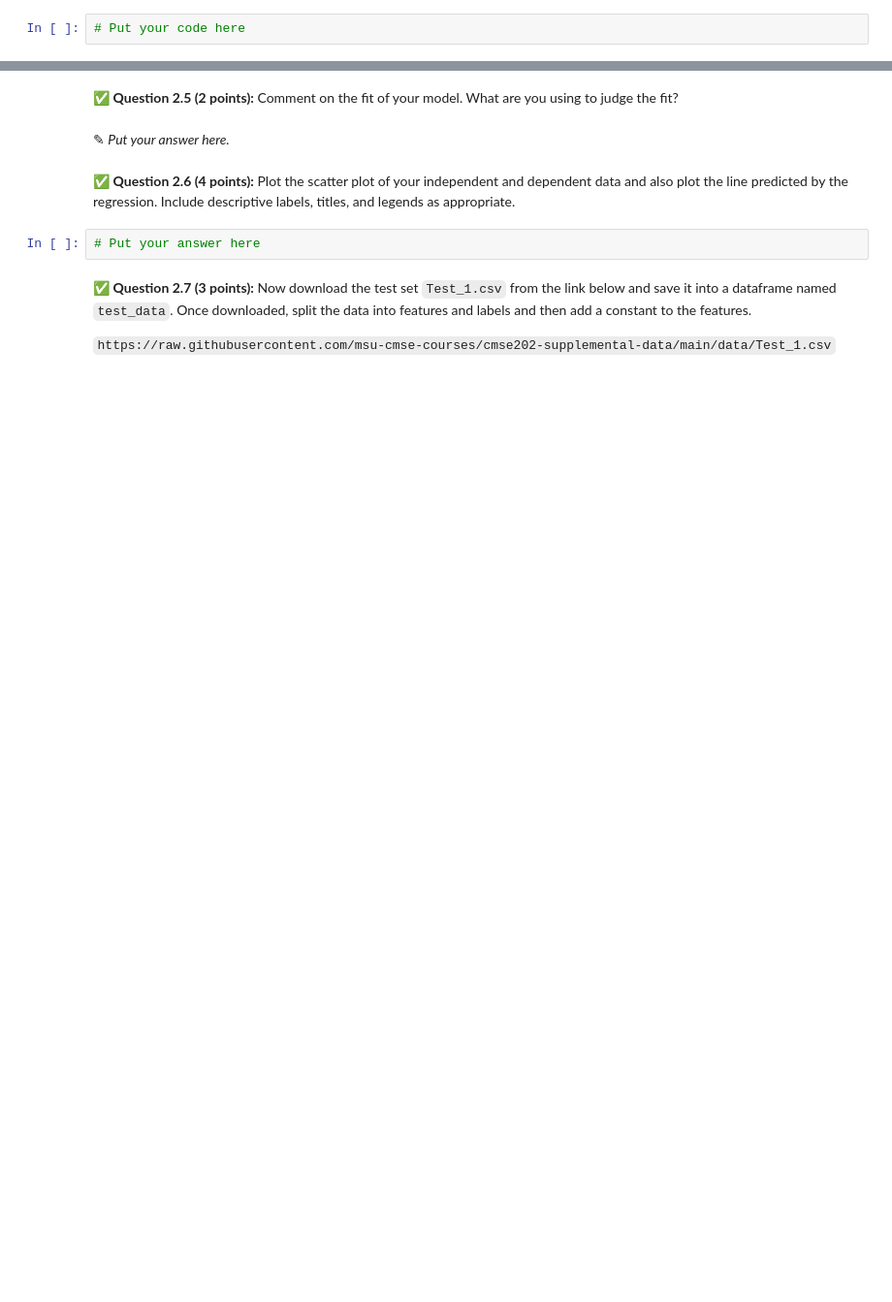
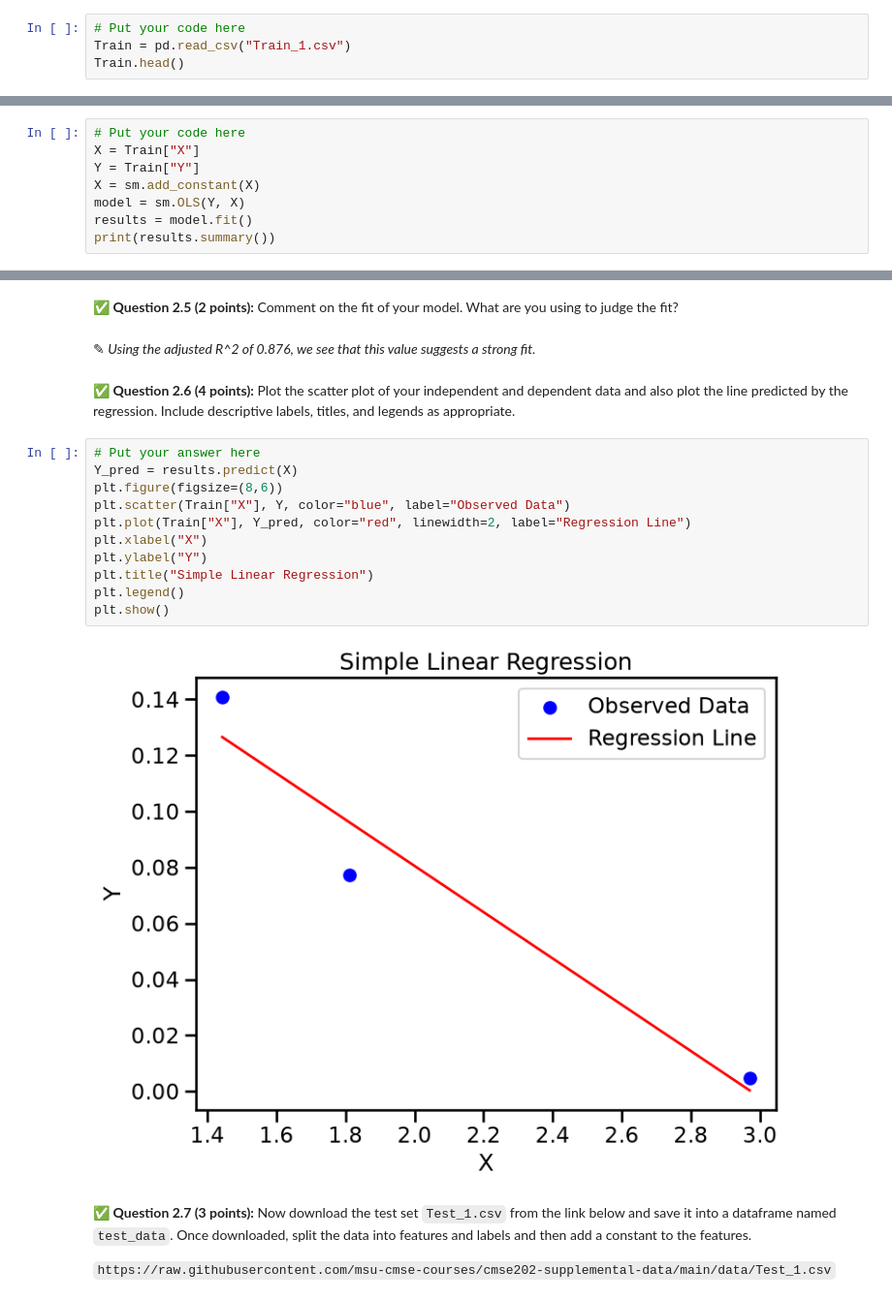
Before and after one commit to ethanb524/CMSE202-f25-turnin, a Jupyter notebook: hw-03/HW-03_Regression-U26-STUDENT.ipynb, the cells around one changed output, grey strips where cells are left out. Shown at 97% size. Saved outputs shown, nothing was run; the diff lists cells and outputs as text; blank space fills up the shorter version.

```diff
--- a/hw-03/HW-03_Regression-U26-STUDENT.ipynb
+++ b/hw-03/HW-03_Regression-U26-STUDENT.ipynb
@@ -109,3 +111,5 @@ In this part, we'll perform some one-variable linear regression analysis on the
 &#9989;  **Question 2.2 (2 points)**: Next, load the data using Pandas and save it into a data frame called `train_data`. Then display the entire dataframe.
 # %%
 # Put your code here
+Train = pd.read_csv("Train_1.csv")
+Train.head()
@@ -119,0 +127,8 @@ In this part, we'll perform some one-variable linear regression analysis on the
+# %%
+# Put your code here
+X = Train["X"]
+Y = Train["Y"]
+X = sm.add_constant(X)
+model = sm.OLS(Y, X)
+results = model.fit()
+print(results.summary())
@@ -120,11 +153,22 @@ In this part, we'll perform some one-variable linear regression analysis on the
 # %% [markdown]
 &#9989; **Question 2.5 (2 points):** Comment on the fit of your model. What are you using to judge the fit?
-# %% [markdown]
-<font size=+3>&#9998;</font>  _Put your answer here._
+# %% [markdown]
+<font size=+3>&#9998;</font>  _Using the adjusted R^2 of 0.876, we see that this value suggests a strong fit._
 # %% [markdown]
 &#9989; **Question 2.6 (4 points):** Plot the scatter plot of your independent and dependent data and also plot the line predicted by the regression. Include descriptive labels, titles, and legends as appropriate.
-# %%
-# Put your answer here
+# %%
+# Put your answer here
+Y_pred = results.predict(X)
+plt.figure(figsize=(8,6))
+plt.scatter(Train["X"], Y, color="blue", label="Observed Data")
+plt.plot(Train["X"], Y_pred, color="red", linewidth=2, label="Regression Line")
+plt.xlabel("X")
+plt.ylabel("Y")
+plt.title("Simple Linear Regression")
+plt.legend()
+plt.show()
+# %% [output]
+[figure, added]
 # %% [markdown]
 &#9989; **Question 2.7 (3 points):** Now download the test set `Test_1.csv` from the link below and save it into a dataframe named `test_data`. Once downloaded, split the data into features and labels and then add a constant to the features.
 
```
Also changed, not shown: parts of 15 cells of this notebook.
